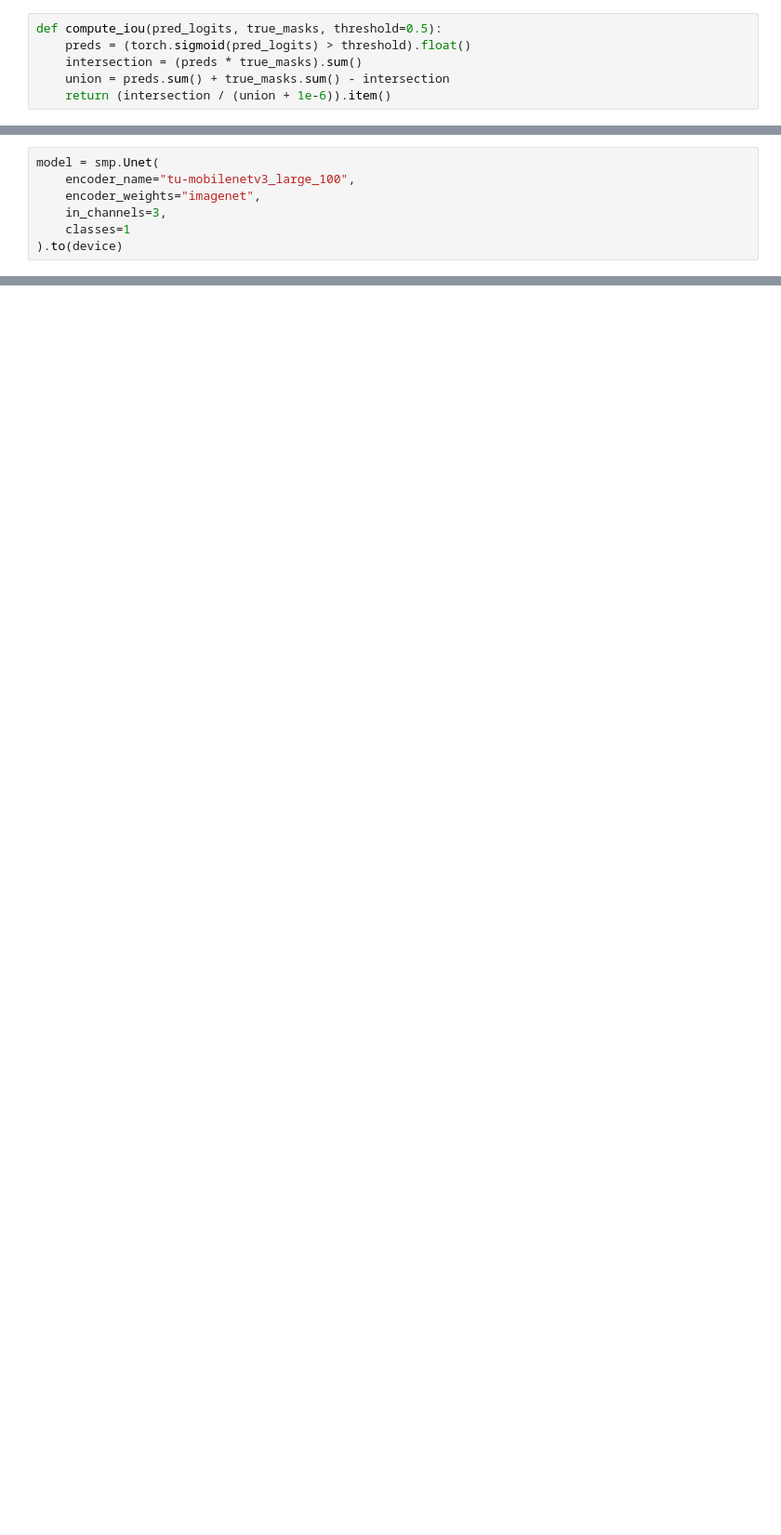
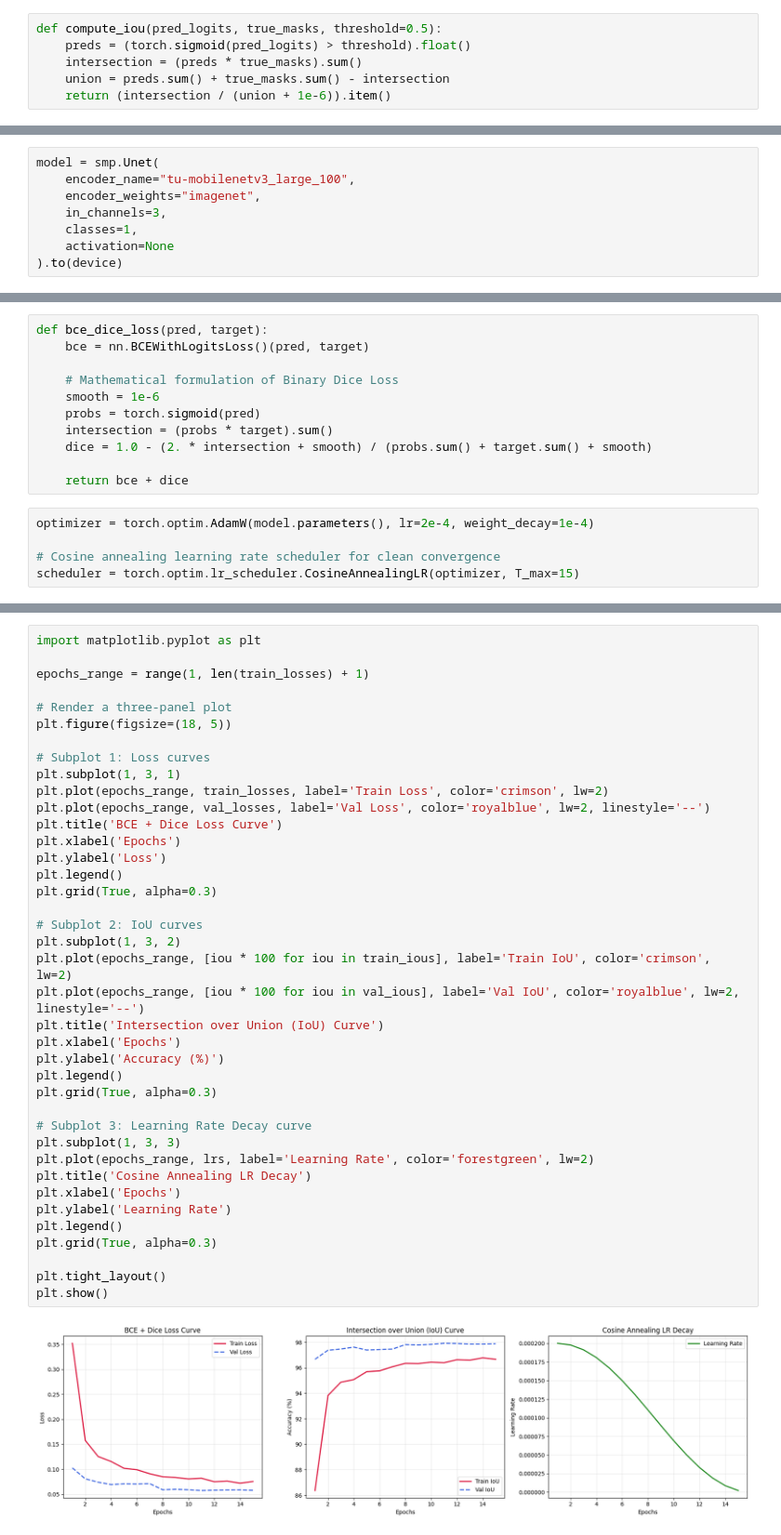
Before and after one commit to prasiddha-8636/horizon-locate, a Jupyter notebook: train_sky_segmentation_model.ipynb, the cells around one changed output, grey strips where cells are left out. Shown at 93% size. Cells and saved outputs as stored; diff of their text form; blank space fills up the shorter version.

Commit message:
Introduce dice loss and increased augmentations to improve UNet model

```diff
--- a/train_sky_segmentation_model.ipynb
+++ b/train_sky_segmentation_model.ipynb
@@ -185,5 +290,6 @@ model = smp.Unet(
     encoder_name="tu-mobilenetv3_large_100",
     encoder_weights="imagenet",
     in_channels=3,
-    classes=1
+    classes=1,
+    activation=None
 ).to(device)
@@ -201 +298,17 @@ This section contains the main training loop, iterating for a specified number o
+# %%
+def bce_dice_loss(pred, target):
+    bce = nn.BCEWithLogitsLoss()(pred, target)
+
+    # Mathematical formulation of Binary Dice Loss
+    smooth = 1e-6
+    probs = torch.sigmoid(pred)
+    intersection = (probs * target).sum()
+    dice = 1.0 - (2. * intersection + smooth) / (probs.sum() + target.sum() + smooth)
+
+    return bce + dice
+# %%
+optimizer = torch.optim.AdamW(model.parameters(), lr=2e-4, weight_decay=1e-4)
+
+# Cosine annealing learning rate scheduler for clean convergence
+scheduler = torch.optim.lr_scheduler.CosineAnnealingLR(optimizer, T_max=15)
 # %%
@@ -294,0 +423,41 @@ Epoch 9/15 Summary:
+# %%
+import matplotlib.pyplot as plt
+
+epochs_range = range(1, len(train_losses) + 1)
+
+# Render a three-panel plot
+plt.figure(figsize=(18, 5))
+
+# Subplot 1: Loss curves
+plt.subplot(1, 3, 1)
+plt.plot(epochs_range, train_losses, label='Train Loss', color='crimson', lw=2)
+plt.plot(epochs_range, val_losses, label='Val Loss', color='royalblue', lw=2, linestyle='--')
+plt.title('BCE + Dice Loss Curve')
+plt.xlabel('Epochs')
+plt.ylabel('Loss')
+plt.legend()
+plt.grid(True, alpha=0.3)
+
+# Subplot 2: IoU curves
+plt.subplot(1, 3, 2)
+plt.plot(epochs_range, [iou * 100 for iou in train_ious], label='Train IoU', color='crimson', lw=2)
+plt.plot(epochs_range, [iou * 100 for iou in val_ious], label='Val IoU', color='royalblue', lw=2, linestyle='--')
+plt.title('Intersection over Union (IoU) Curve')
+plt.xlabel('Epochs')
+plt.ylabel('Accuracy (%)')
+plt.legend()
+plt.grid(True, alpha=0.3)
+
+# Subplot 3: Learning Rate Decay curve
+plt.subplot(1, 3, 3)
+plt.plot(epochs_range, lrs, label='Learning Rate', color='forestgreen', lw=2)
+plt.title('Cosine Annealing LR Decay')
+plt.xlabel('Epochs')
+plt.ylabel('Learning Rate')
+plt.legend()
+plt.grid(True, alpha=0.3)
+
+plt.tight_layout()
+plt.show()
+# %% [output]
+[figure, added]
```
Also changed, not shown: parts of 20 cells of this notebook, 2 other files.
